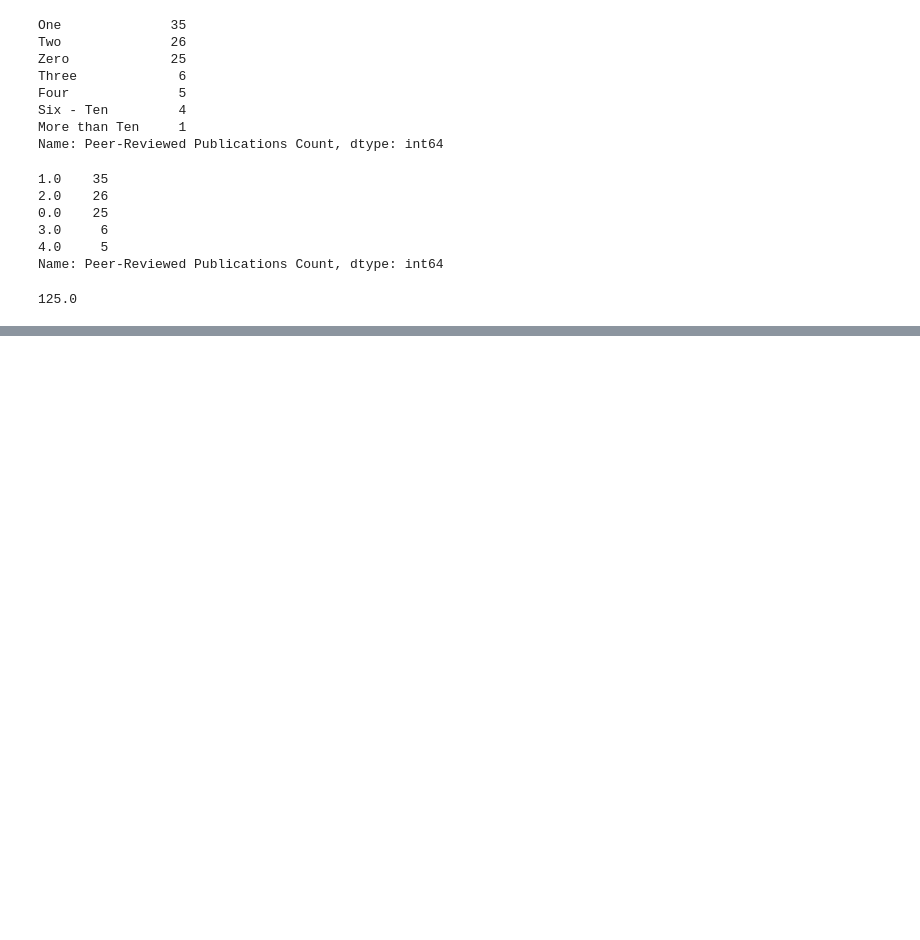
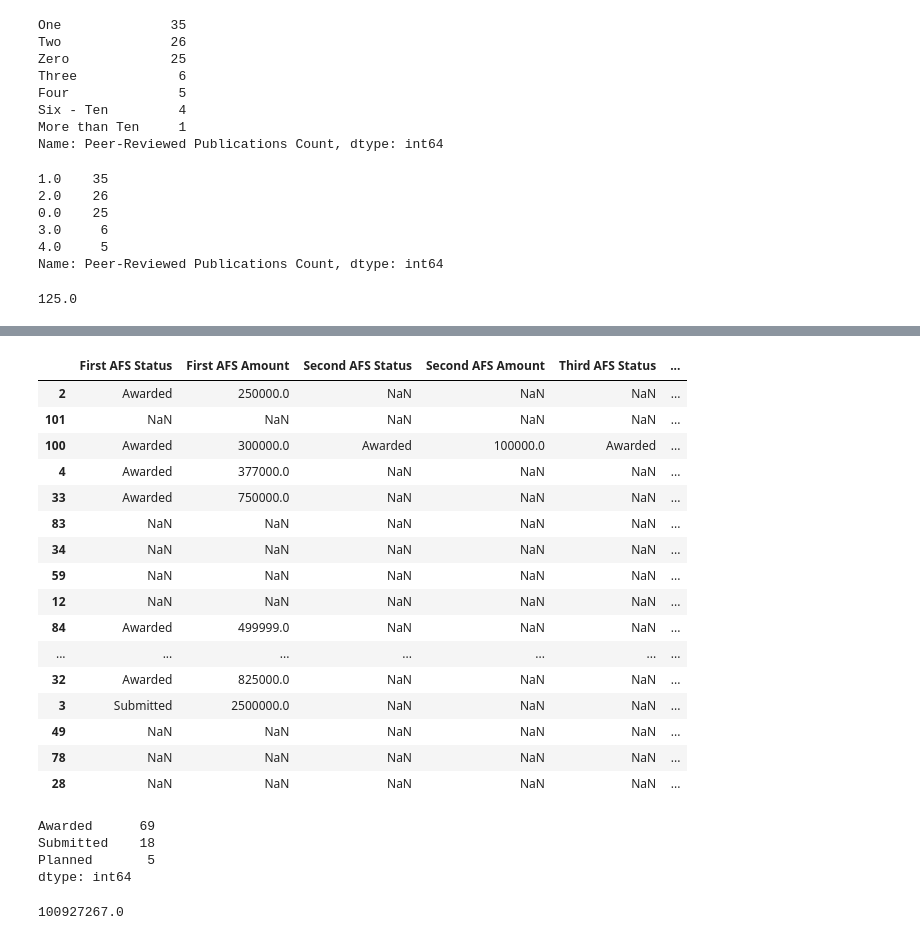
Before and after one commit to lucienqchen/curebound, a Jupyter notebook: curebound/notebooks/phu-diane-data-analysis.ipynb, the cells around one changed output, grey strips where cells are left out. Drawn from its saved outputs; the diff is of its cells as text; code cells hidden in the pictures; blank space fills up the shorter version.

```diff
--- a/curebound/notebooks/phu-diane-data-analysis.ipynb
+++ b/curebound/notebooks/phu-diane-data-analysis.ipynb
@@ -1072,0 +1297,9 @@ pubs_cnt['Peer-Reviewed Publications Count'].sum()
+# %%
+pr['Additional Funding Achieved'] = pr['Additional Funding Achieved'].replace({
+    'No additional funding sources': 0,
+    'One': 1,
+    'Two': 2,
+    'Five': 5,
+    'Three': 3,
+    'Four': 4
+})
@@ -1072,0 +1314,3 @@ pubs_cnt['Peer-Reviewed Publications Count'].sum()
+# %%
+pr.rename(columns={'Third AGS Amount': 'Third AFS Amount'}, inplace=True)
+afs = query_by_columns(pr, r'[AFS]{3}\s{1}Status|[AFS]{3}\s{1}Amount')
@@ -1072,0 +1333,21 @@ pubs_cnt['Peer-Reviewed Publications Count'].sum()
+# %%
+pd.set_option('display.max_rows', None)
+afs.sort_values(by='Project Title')
+# %% [output]
+|  | First AFS Status | First AFS Amount | Second AFS Status | Second AFS Amount | Third AFS Status | ... |
+| 2 | Awarded | 250000.0 | NaN | NaN | NaN | ... |
+| 101 | NaN | NaN | NaN | NaN | NaN | ... |
+| 100 | Awarded | 300000.0 | Awarded | 100000.0 | Awarded | ... |
+| 4 | Awarded | 377000.0 | NaN | NaN | NaN | ... |
+| 33 | Awarded | 750000.0 | NaN | NaN | NaN | ... |
+| 83 | NaN | NaN | NaN | NaN | NaN | ... |
+| 34 | NaN | NaN | NaN | NaN | NaN | ... |
+| 59 | NaN | NaN | NaN | NaN | NaN | ... |
+| 12 | NaN | NaN | NaN | NaN | NaN | ... |
+| 84 | Awarded | 499999.0 | NaN | NaN | NaN | ... |
+| ... | ... | ... | ... | ... | ... | ... |
+| 32 | Awarded | 825000.0 | NaN | NaN | NaN | ... |
+| 3 | Submitted | 2500000.0 | NaN | NaN | NaN | ... |
+| 49 | NaN | NaN | NaN | NaN | NaN | ... |
+| 78 | NaN | NaN | NaN | NaN | NaN | ... |
+| 28 | NaN | NaN | NaN | NaN | NaN | ... |
@@ -1072,0 +1364,11 @@ pubs_cnt['Peer-Reviewed Publications Count'].sum()
+# %%
+pd.Series(afs_status).value_counts()
+# %% [output]
+Awarded      69
+Submitted    18
+Planned       5
+dtype: int64
+# %%
+np.sum(pd.Series(afs_amt).fillna(0))
+# %% [output]
+100927267.0
```
Also changed, not shown: parts of 44 cells of this notebook, 9 other files.
